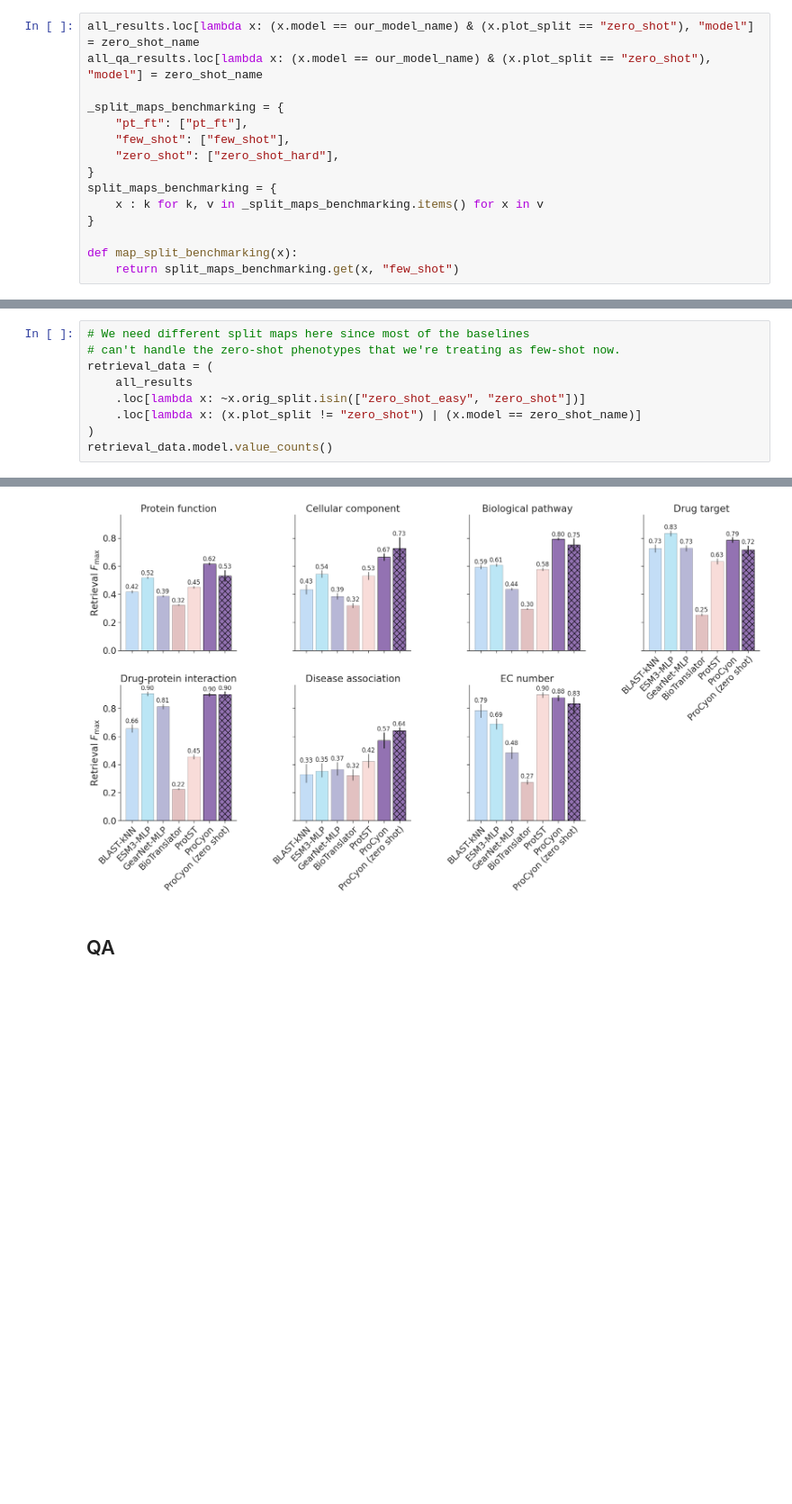
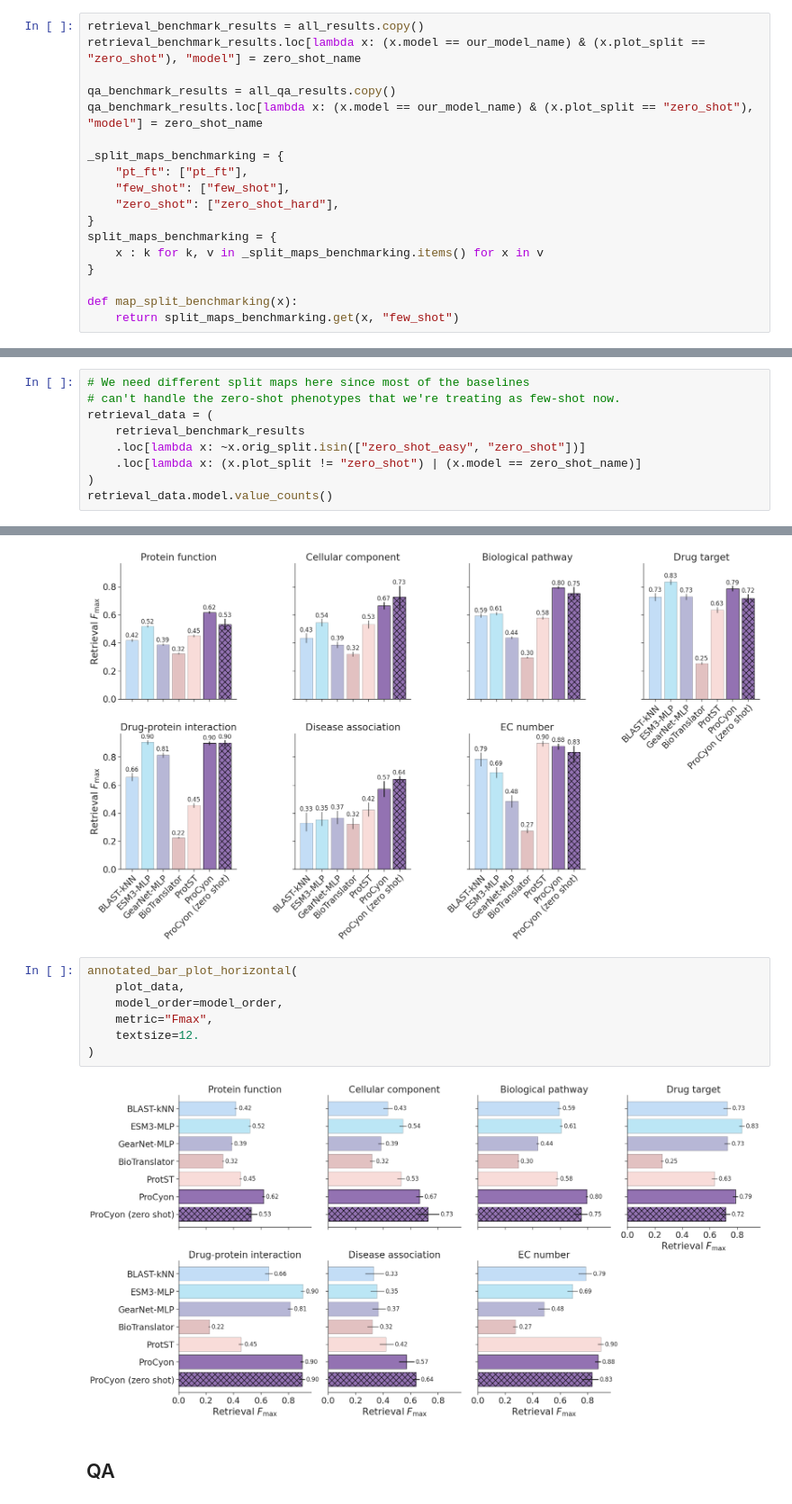
Before and after one commit to mims-harvard/ProCyon, a Jupyter notebook: experimental_analysis/qa_retrieval_results.ipynb, the cells around one changed output, grey strips where cells are left out. Shown at 90% size. Saved outputs shown, nothing was run; the diff lists cells and outputs as text; blank space fills up the shorter version.

Commit message:
Add QA/retrieval extended data figures

```diff
--- a/experimental_analysis/qa_retrieval_results.ipynb
+++ b/experimental_analysis/qa_retrieval_results.ipynb
@@ -501,8 +501,11 @@ split_comparison_plot(plot_data, "correct")
 # %% [markdown]
 # Benchmarking plots
 # %%
-all_results.loc[lambda x: (x.model == our_model_name) & (x.plot_split == "zero_shot"), "model"] = zero_shot_name
-all_qa_results.loc[lambda x: (x.model == our_model_name) & (x.plot_split == "zero_shot"), "model"] = zero_shot_name
+retrieval_benchmark_results = all_results.copy()
+retrieval_benchmark_results.loc[lambda x: (x.model == our_model_name) & (x.plot_split == "zero_shot"), "model"] = zero_shot_name
+
+qa_benchmark_results = all_qa_results.copy()
+qa_benchmark_results.loc[lambda x: (x.model == our_model_name) & (x.plot_split == "zero_shot"), "model"] = zero_shot_name
 
 _split_maps_benchmarking = {
     "pt_ft": ["pt_ft"],
@@ -639,7 +760,7 @@ def annotated_bar_plot(
 # We need different split maps here since most of the baselines
 # can't handle the zero-shot phenotypes that we're treating as few-shot now.
 retrieval_data = (
-    all_results
+    retrieval_benchmark_results
     .loc[lambda x: ~x.orig_split.isin(["zero_shot_easy", "zero_shot"])]
     .loc[lambda x: (x.plot_split != "zero_shot") | (x.model == zero_shot_name)]
 )
@@ -710,6 +831,15 @@ annotated_bar_plot(
 )
 # %% [output]
 [figure]
+# %%
+annotated_bar_plot_horizontal(
+    plot_data,
+    model_order=model_order,
+    metric="Fmax",
+    textsize=12.
+)
+# %% [output]
+[figure, added]
 # %% [markdown]
 ## QA
 # %%
```
Also changed, not shown: parts of 15 cells of this notebook.
